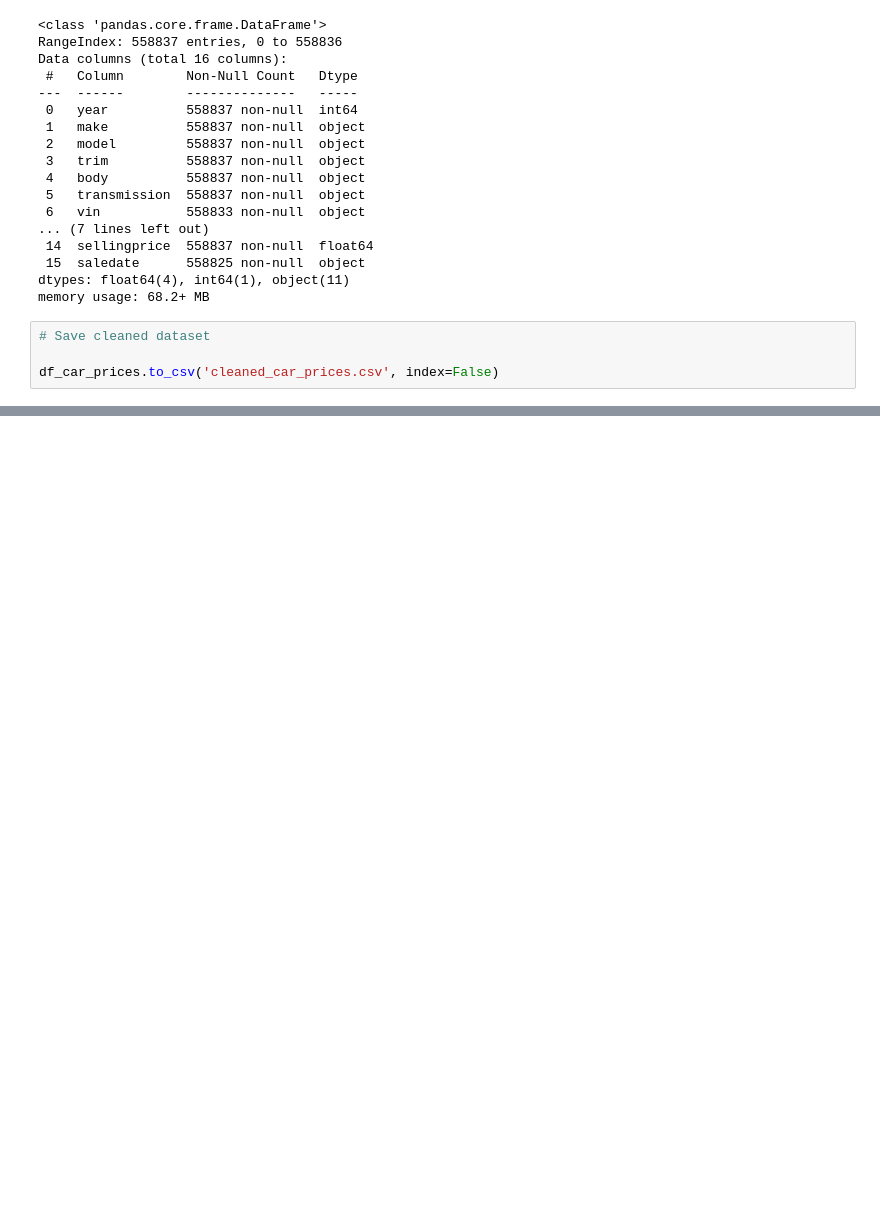
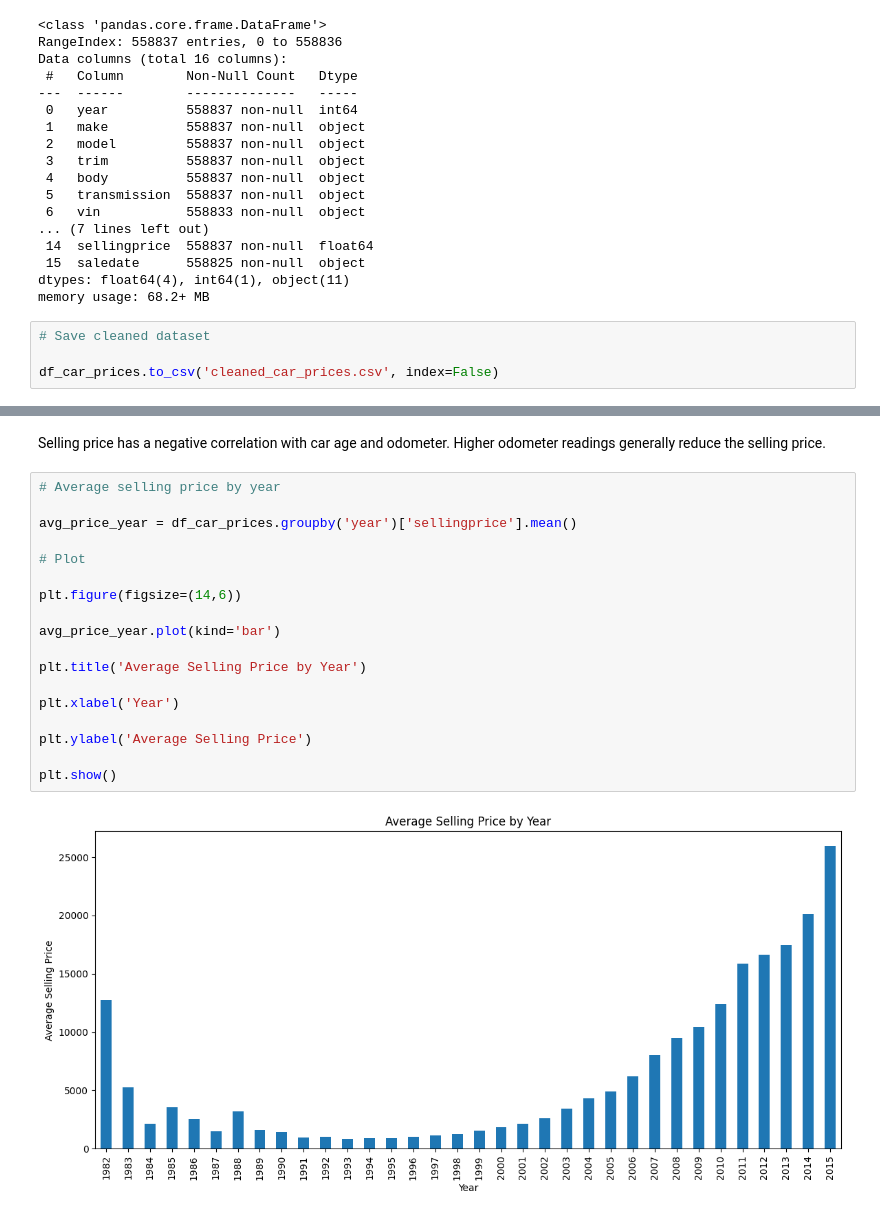
Before and after one commit to mdakram0778/Case-Study-Stock-Price-Analysis-of-IT-Companies, a Jupyter notebook: Mohd_Akram_cpda_10_Car_Data_Analysis.ipynb, the cells around one changed output, grey strips where cells are left out. Drawn from its saved outputs; the diff is of its cells as text; blank space fills up the shorter version.

```diff
--- a/Mohd_Akram_cpda_10_Car_Data_Analysis.ipynb
+++ b/Mohd_Akram_cpda_10_Car_Data_Analysis.ipynb
@@ -274,0 +533,23 @@ df_car_prices.to_csv('cleaned_car_prices.csv', index=False)
+# %% [markdown]
+Selling price has a negative correlation with car age and odometer.
+Higher odometer readings generally reduce the selling price.
+# %%
+# Average selling price by year
+
+avg_price_year = df_car_prices.groupby('year')['sellingprice'].mean()
+
+# Plot
+
+plt.figure(figsize=(14,6))
+
+avg_price_year.plot(kind='bar')
+
+plt.title('Average Selling Price by Year')
+
+plt.xlabel('Year')
+
+plt.ylabel('Average Selling Price')
+
+plt.show()
+# %% [output]
+[figure, added]
```
Also changed, not shown: parts of 34 cells of this notebook.
